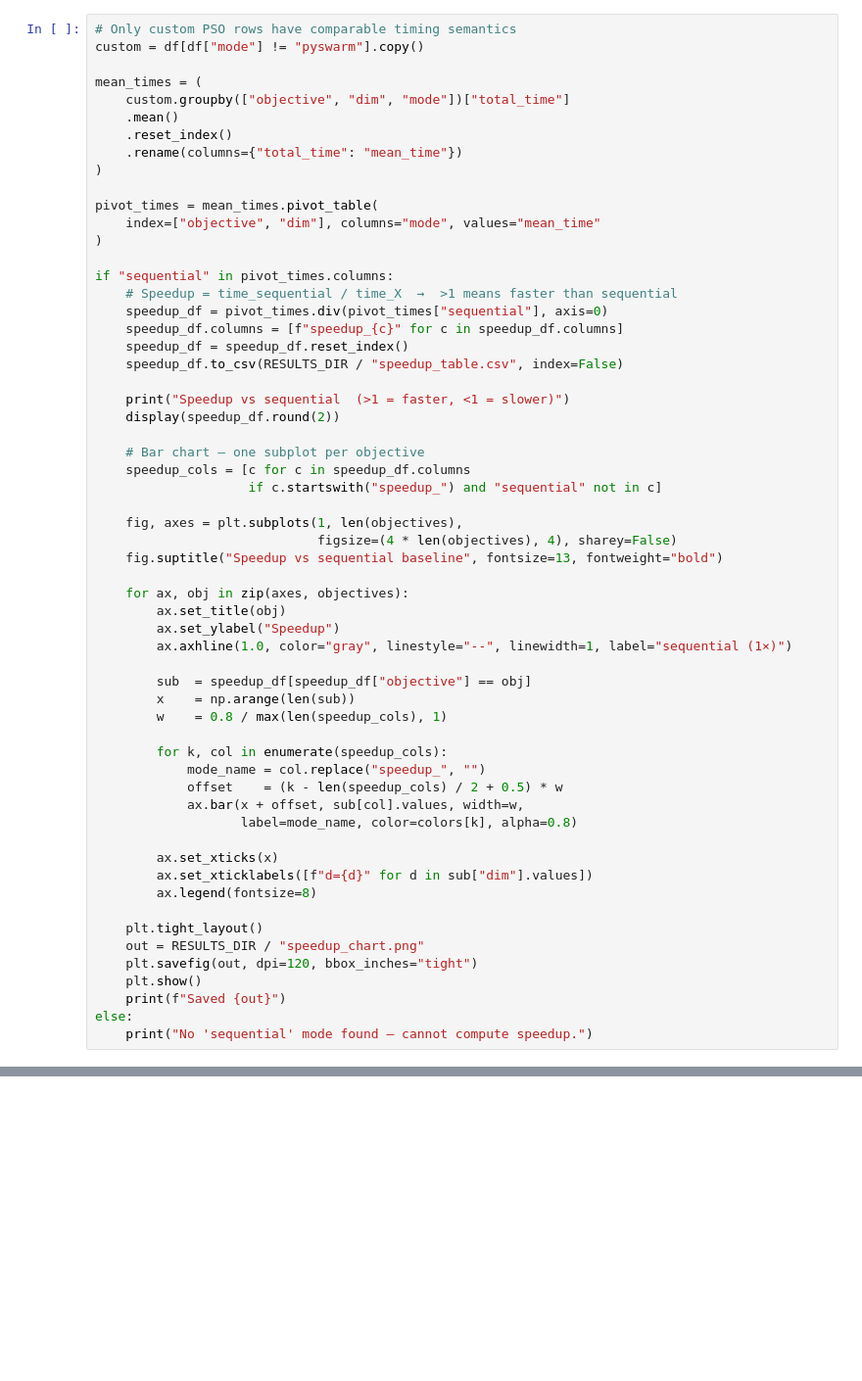
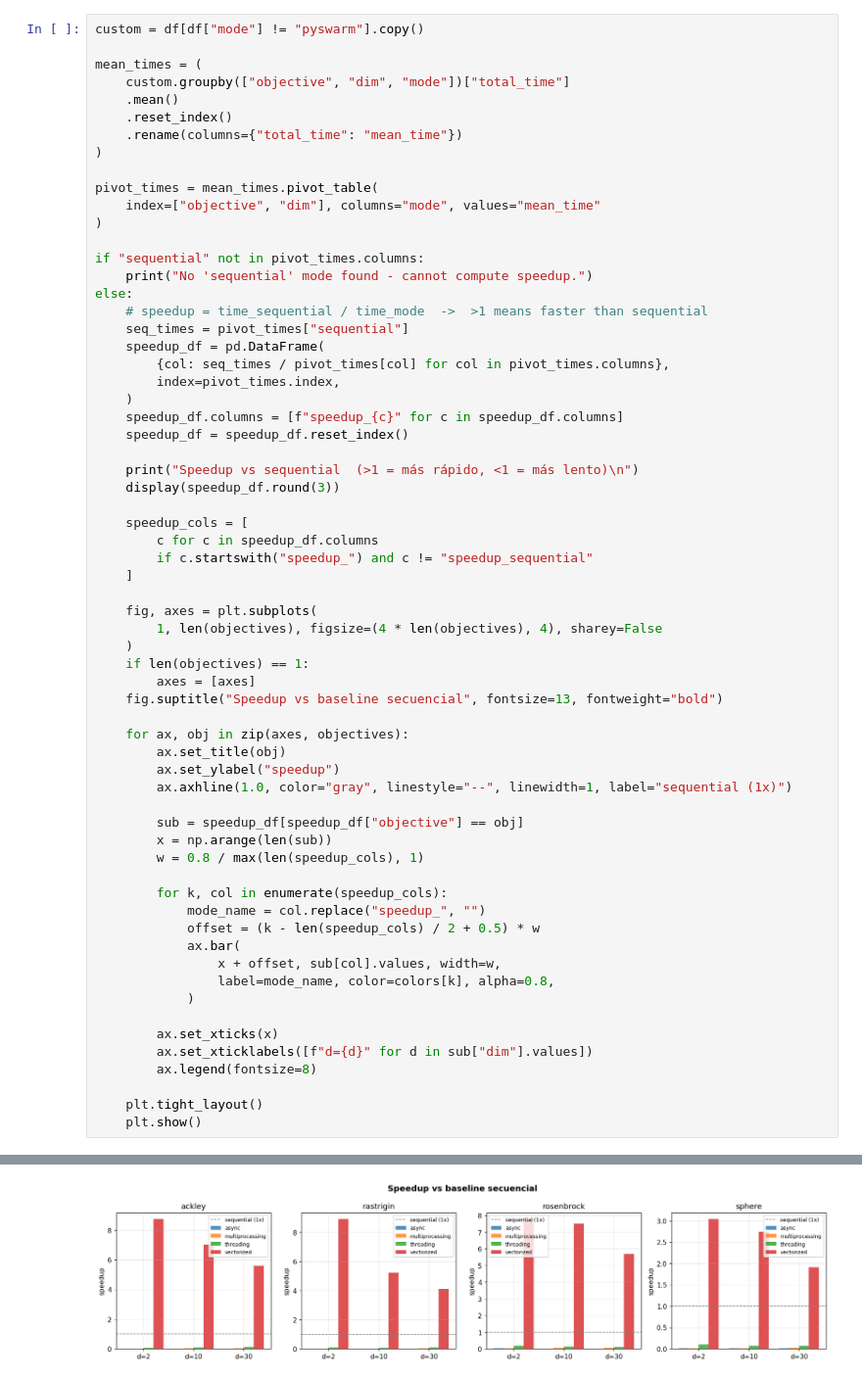
Before and after one commit to imartinnez/Industrializable-PSO-algorithm, a Jupyter notebook: pso/analysis/benchmark_analysis.ipynb, the cells around one changed output, grey strips where cells are left out. Shown at 98% size. Saved outputs shown, nothing was run; the diff lists cells and outputs as text; blank space fills up the shorter version.

```diff
--- a/pso/analysis/benchmark_analysis.ipynb
+++ b/pso/analysis/benchmark_analysis.ipynb
@@ -169,5 +237,4 @@ for obj in objectives:
 # %%
-# Only custom PSO rows have comparable timing semantics
 custom = df[df["mode"] != "pyswarm"].copy()
 
 mean_times = (
@@ -181,47 +248,54 @@ pivot_times = mean_times.pivot_table(
     index=["objective", "dim"], columns="mode", values="mean_time"
 )
 
-if "sequential" in pivot_times.columns:
-    # Speedup = time_sequential / time_X  →  >1 means faster than sequential
-    speedup_df = pivot_times.div(pivot_times["sequential"], axis=0)
+if "sequential" not in pivot_times.columns:
+    print("No 'sequential' mode found - cannot compute speedup.")
+else:
+    # speedup = time_sequential / time_mode  ->  >1 means faster than sequential
+    seq_times = pivot_times["sequential"]
+    speedup_df = pd.DataFrame(
+        {col: seq_times / pivot_times[col] for col in pivot_times.columns},
+        index=pivot_times.index,
+    )
     speedup_df.columns = [f"speedup_{c}" for c in speedup_df.columns]
     speedup_df = speedup_df.reset_index()
-    speedup_df.to_csv(RESULTS_DIR / "speedup_table.csv", index=False)
 
-    print("Speedup vs sequential  (>1 = faster, <1 = slower)")
-    display(speedup_df.round(2))
+    print("Speedup vs sequential  (>1 = más rápido, <1 = más lento)\n")
+    display(speedup_df.round(3))
 
-    # Bar chart — one subplot per objective
-    speedup_cols = [c for c in speedup_df.columns
-                    if c.startswith("speedup_") and "sequential" not in c]
+    speedup_cols = [
+        c for c in speedup_df.columns
+        if c.startswith("speedup_") and c != "speedup_sequential"
+    ]
 
-    fig, axes = plt.subplots(1, len(objectives),
-                             figsize=(4 * len(objectives), 4), sharey=False)
-    fig.suptitle("Speedup vs sequential baseline", fontsize=13, fontweight="bold")
+    fig, axes = plt.subplots(
+        1, len(objectives), figsize=(4 * len(objectives), 4), sharey=False
+    )
+    if len(objectives) == 1:
+        axes = [axes]
+    fig.suptitle("Speedup vs baseline secuencial", fontsize=13, fontweight="bold")
 
     for ax, obj in zip(axes, objectives):
         ax.set_title(obj)
-        ax.set_ylabel("Speedup")
-        ax.axhline(1.0, color="gray", linestyle="--", linewidth=1, label="sequential (1×)")
+        ax.set_ylabel("speedup")
+        ax.axhline(1.0, color="gray", linestyle="--", linewidth=1, label="sequential (1x)")
 
-        sub  = speedup_df[speedup_df["objective"] == obj]
-        x    = np.arange(len(sub))
-        w    = 0.8 / max(len(speedup_cols), 1)
+        sub = speedup_df[speedup_df["objective"] == obj]
+        x = np.arange(len(sub))
+        w = 0.8 / max(len(speedup_cols), 1)
 
         for k, col in enumerate(speedup_cols):
             mode_name = col.replace("speedup_", "")
-            offset    = (k - len(speedup_cols) / 2 + 0.5) * w
-            ax.bar(x + offset, sub[col].values, width=w,
-                   label=mode_name, color=colors[k], alpha=0.8)
+            offset = (k - len(speedup_cols) / 2 + 0.5) * w
+            ax.bar(
+                x + offset, sub[col].values, width=w,
+                label=mode_name, color=colors[k], alpha=0.8,
+            )
 
         ax.set_xticks(x)
         ax.set_xticklabels([f"d={d}" for d in sub["dim"].values])
         ax.legend(fontsize=8)
 
     plt.tight_layout()
-    out = RESULTS_DIR / "speedup_chart.png"
-    plt.savefig(out, dpi=120, bbox_inches="tight")
     plt.show()
-    print(f"Saved {out}")
-else:
-    print("No 'sequential' mode found — cannot compute speedup.")
+# %% [output]
@@ -227,0 +316 @@ else:
+[figure, added]
```
Also changed, not shown: parts of 19 cells of this notebook, 16 other files.
